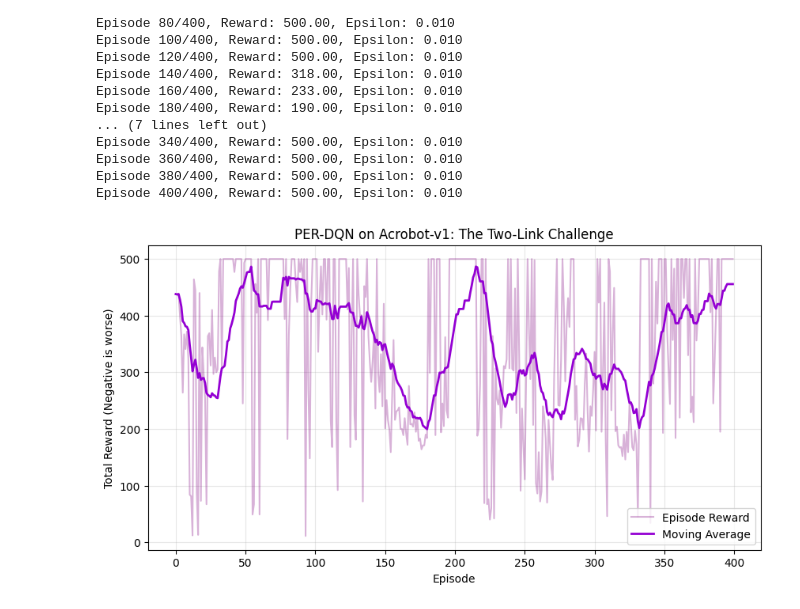
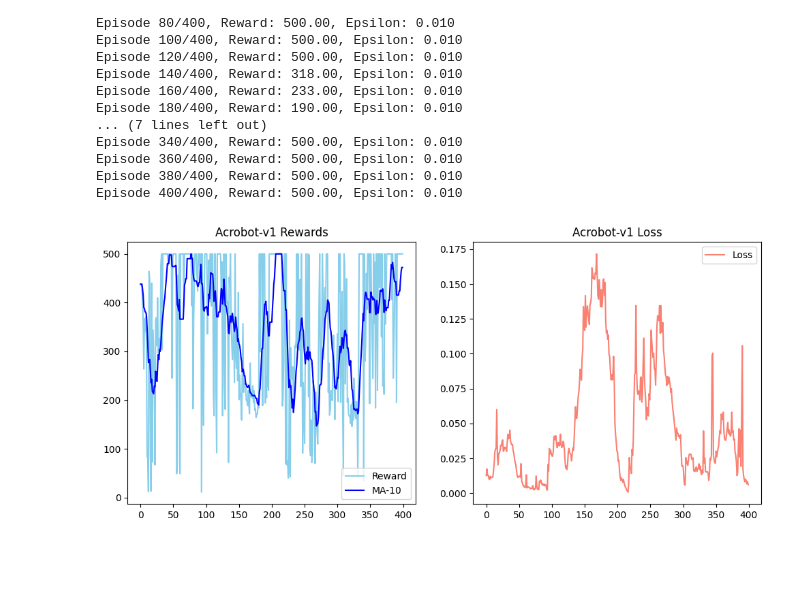
Before and after one commit to baiziyue43-dotcom/546_assignment2_p3, a Jupyter notebook: assignment_2_part_3.ipynb, the cells around one changed output. Saved outputs shown, nothing was run; the diff lists cells and outputs as text; code cells hidden in the pictures; blank space fills up the shorter version.

```diff
--- a/assignment_2_part_3.ipynb
+++ b/assignment_2_part_3.ipynb
@@ -402,22 +382,22 @@ Episode 360/400, Reward: 500.00, Epsilon: 0.010
 Episode 380/400, Reward: 500.00, Epsilon: 0.010
 Episode 400/400, Reward: 500.00, Epsilon: 0.010
 # %%
-def plot_acrobot_results(rewards):
-    plt.figure(figsize=(10, 5))
-    plt.plot(rewards, color='purple', alpha=0.3, label='Episode Reward')
+import numpy as np
+import matplotlib.pyplot as plt
 
-    ma_range = 20
-    if len(rewards) > ma_range:
-        smooth = [np.mean(rewards[max(0, i-ma_range):i+1]) for i in range(len(rewards))]
-        plt.plot(smooth, color='darkviolet', linewidth=2, label='Moving Average')
+plt.figure(figsize=(12, 5))
+plt.subplot(1, 2, 1)
+plt.plot(ac_rewards, color='skyblue', label='Reward')
+if len(ac_rewards) > 10:
+    ma = [np.mean(ac_rewards[max(0, i-10):i+1]) for i in range(len(ac_rewards))]
+    plt.plot(ma, color='blue', label='MA-10')
+plt.title("Acrobot-v1 Rewards")
+plt.legend()
 
-    plt.title("PER-DQN on Acrobot-v1: The Two-Link Challenge")
-    plt.xlabel("Episode")
-    plt.ylabel("Total Reward (Negative is worse)")
-    plt.legend()
-    plt.grid(alpha=0.3)
-    plt.show()
-
-plot_acrobot_results(ac_rewards)
+plt.subplot(1, 2, 2)
+plt.plot(ac_losses, color='salmon', label='Loss')
+plt.title("Acrobot-v1 Loss")
+plt.legend()
+plt.show()
 # %% [output]
-[figure, old version]
+[figure, new version]
```
Also changed, not shown: parts of 1 cell of this notebook.
